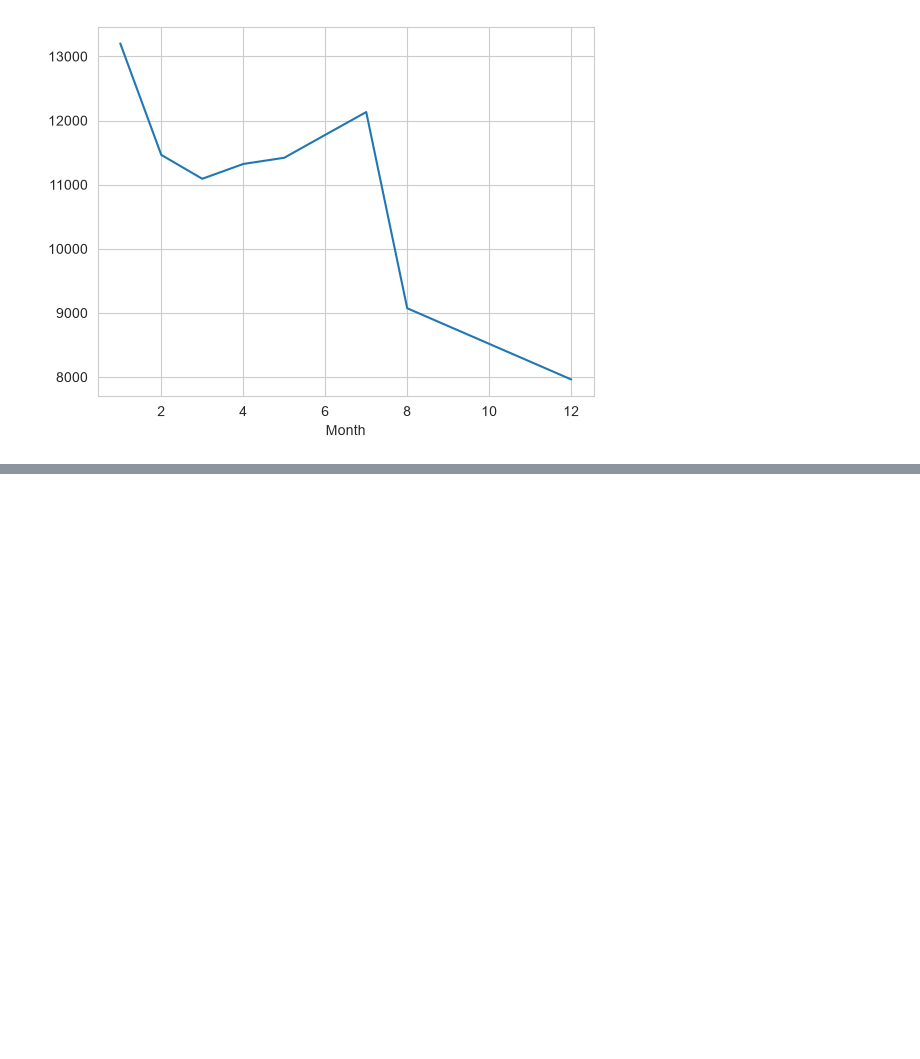
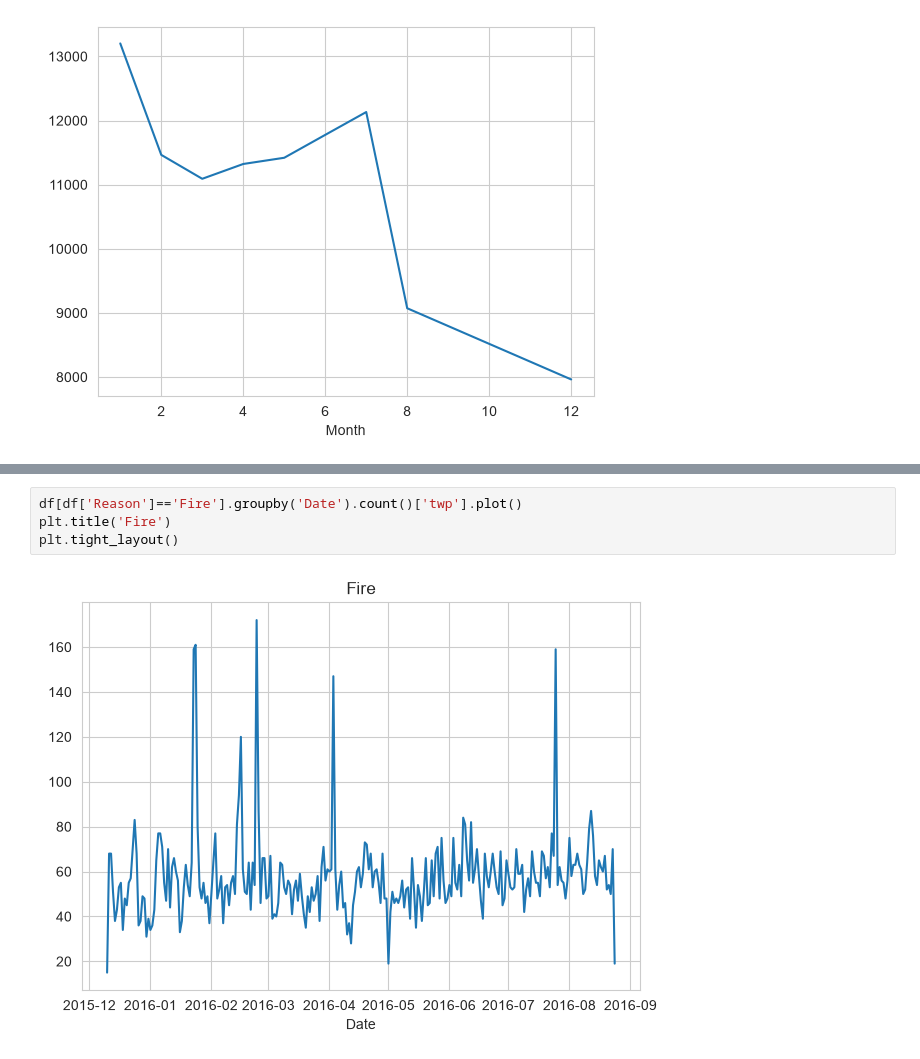
Before and after one commit to anushkaaaab/Data-Analysis-Project-1-911-calls-, a Jupyter notebook: 911 Calls.ipynb, the cells around one changed output, grey strips where cells are left out. Cells and saved outputs as stored; diff of their text form; blank space fills up the shorter version.

```diff
--- a/911 Calls.ipynb
+++ b/911 Calls.ipynb
@@ -162,0 +178,6 @@ sns.lmplot(x='Month',y='twp',data=byMonth.reset_index())
+# %%
+df[df['Reason']=='Fire'].groupby('Date').count()['twp'].plot()
+plt.title('Fire')
+plt.tight_layout()
+# %% [output]
+[figure, added]
```
Also changed, not shown: parts of 11 cells of this notebook.
